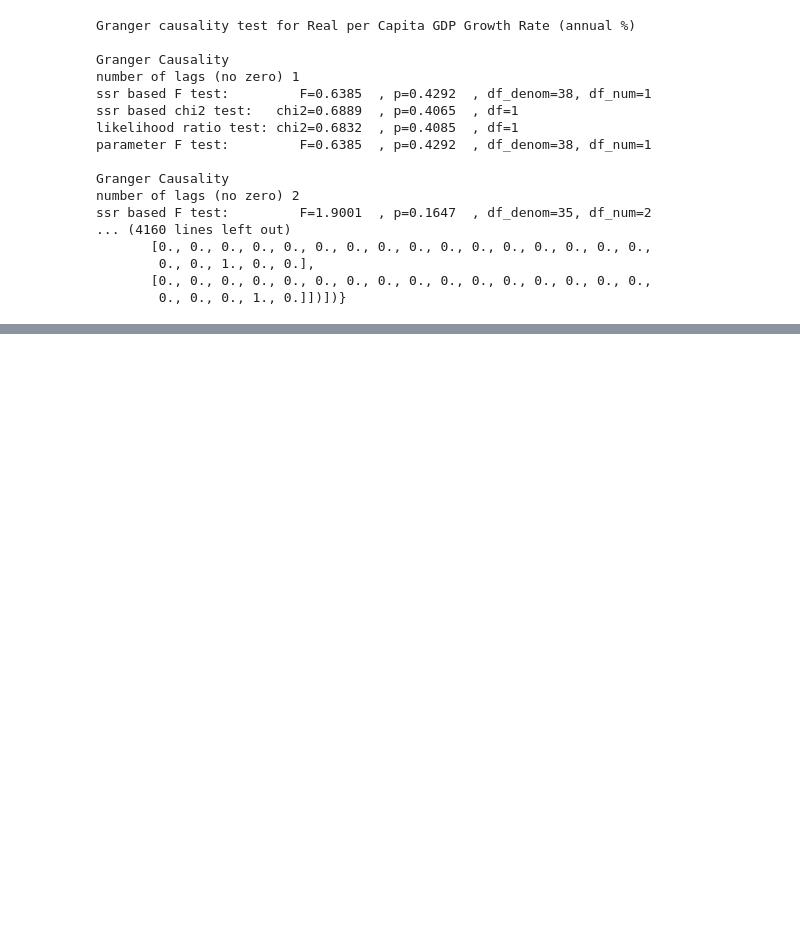
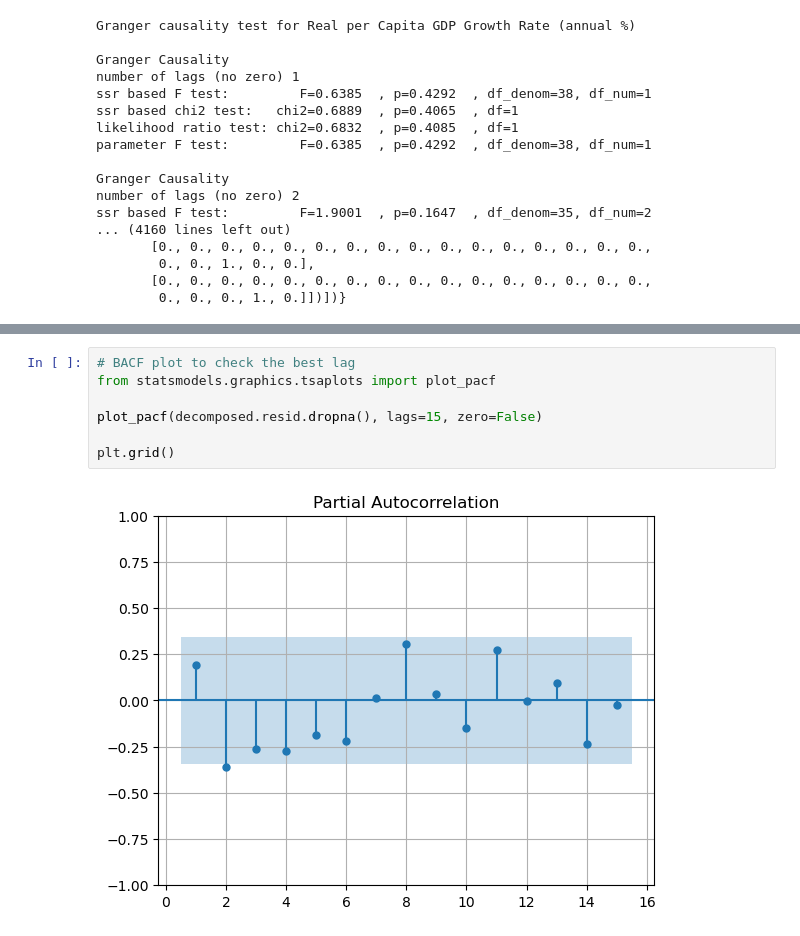
Before and after one commit to MMostafa-Hub/advanced_time_series, a Jupyter notebook: session_3/eda.ipynb, the cells around one changed output, grey strips where cells are left out. Drawn from its saved outputs; the diff is of its cells as text; blank space fills up the shorter version.

```diff
--- a/session_3/eda.ipynb
+++ b/session_3/eda.ipynb
@@ -255,0 +368,9 @@ Reject null hypothesis, There's a significant difference between the groups
+# %%
+# BACF plot to check the best lag
+from statsmodels.graphics.tsaplots import plot_pacf
+
+plot_pacf(decomposed.resid.dropna(), lags=15, zero=False)
+
+plt.grid()
+# %% [output]
+[figure, added]
```
Also changed, not shown: parts of 25 cells of this notebook.
